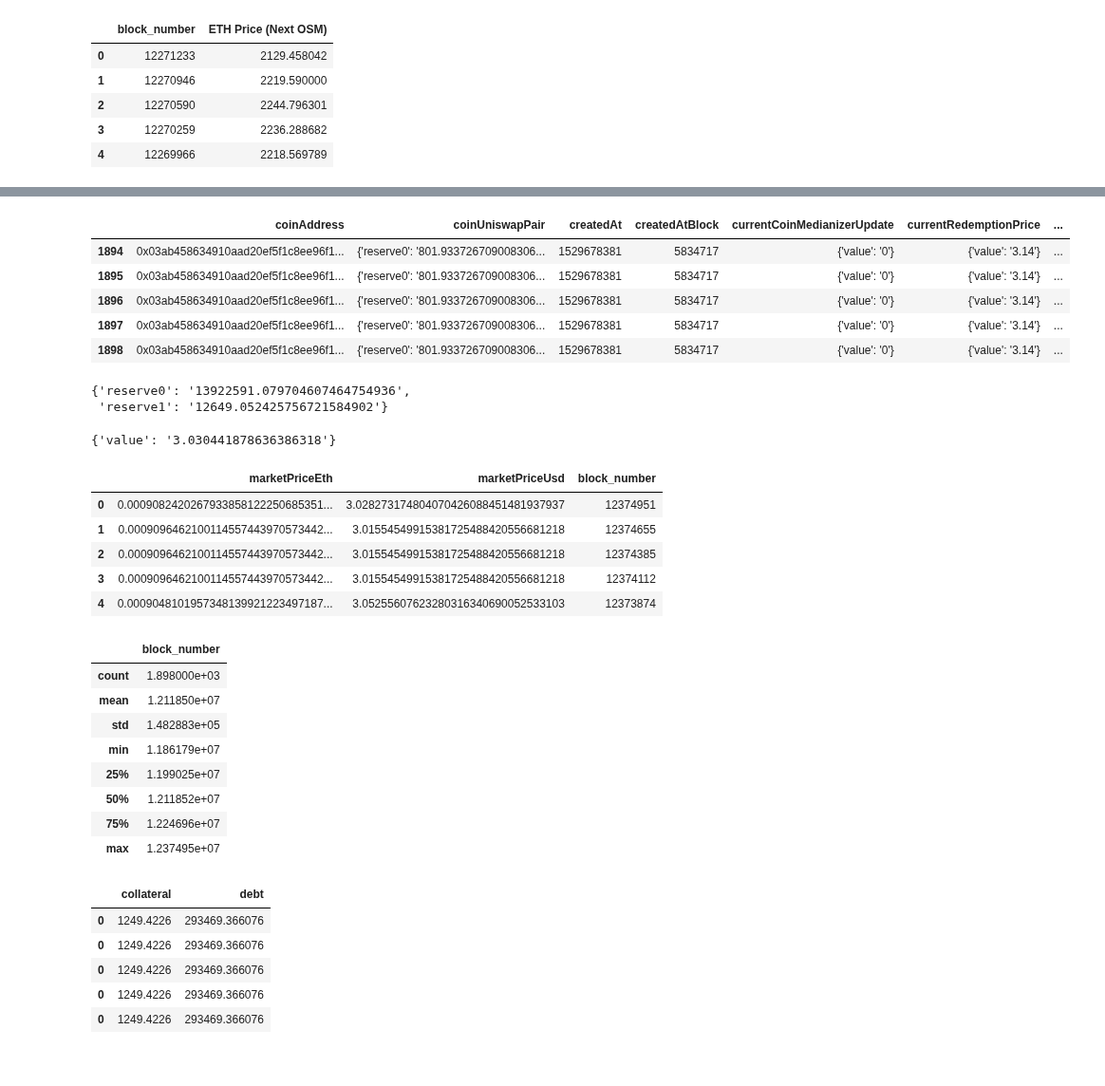
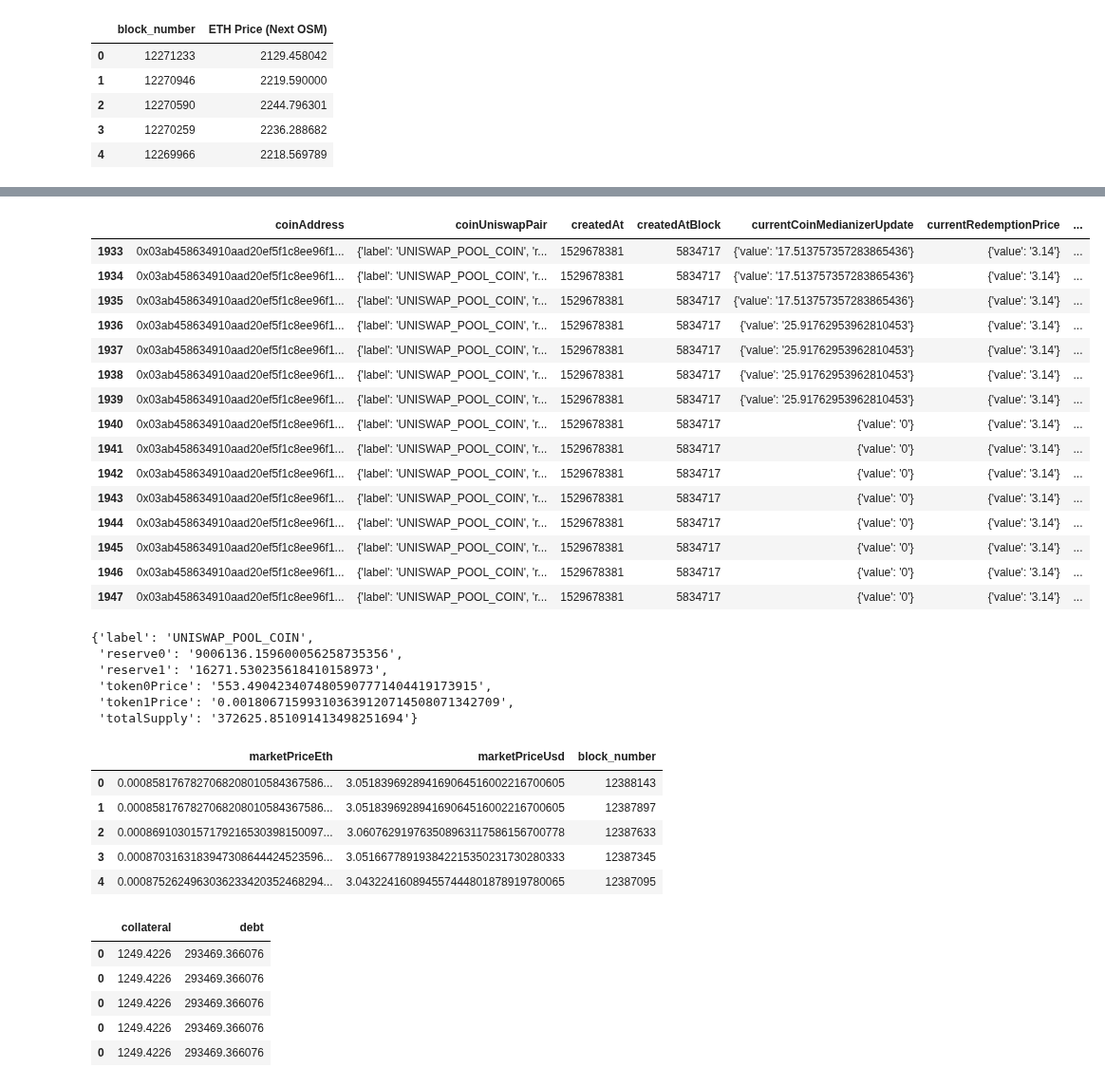
Before and after one commit to reflexer-labs/reflexer-digital-twin, a Jupyter notebook: data/data_acquisition.ipynb, the cells around one changed output, grey strips where cells are left out. Shown at 95% size. Drawn from its saved outputs; the diff is of its cells as text; code cells hidden in the pictures.

```diff
--- a/data/data_acquisition.ipynb
+++ b/data/data_acquisition.ipynb
@@ -146,8 +164,12 @@ for i in blocknumbers[:-5]:
     {
       systemState(block: {number:%s},id:"current") {
         coinUniswapPair {
+          label
           reserve0
           reserve1
+          token0Price
+          token1Price
+          totalSupply
         }
         currentCoinMedianizerUpdate{
           value
@@ -196,21 +218,39 @@ systemState.head()
 # %%
-systemState.tail()
+systemState.tail(15)
 # %% [output]
 |  | coinAddress | coinUniswapPair | createdAt | createdAtBlock | currentCoinMedianizerUpdate | currentRedemptionPrice | ... |
-| 1894 | 0x03ab458634910aad20ef5f1c8ee96f1... | {'reserve0': '801.933726709008306... | 1529678381 | 5834717 | {'value': '0'} | {'value': '3.14'} | ... |
-| 1895 | 0x03ab458634910aad20ef5f1c8ee96f1... | {'reserve0': '801.933726709008306... | 1529678381 | 5834717 | {'value': '0'} | {'value': '3.14'} | ... |
-| 1896 | 0x03ab458634910aad20ef5f1c8ee96f1... | {'reserve0': '801.933726709008306... | 1529678381 | 5834717 | {'value': '0'} | {'value': '3.14'} | ... |
-| 1897 | 0x03ab458634910aad20ef5f1c8ee96f1... | {'reserve0': '801.933726709008306... | 1529678381 | 5834717 | {'value': '0'} | {'value': '3.14'} | ... |
-| 1898 | 0x03ab458634910aad20ef5f1c8ee96f1... | {'reserve0': '801.933726709008306... | 1529678381 | 5834717 | {'value': '0'} | {'value': '3.14'} | ... |
+| 1933 | 0x03ab458634910aad20ef5f1c8ee96f1... | {'label': 'UNISWAP_POOL_COIN', 'r... | 1529678381 | 5834717 | {'value': '17.513757357283865436'} | {'value': '3.14'} | ... |
+| 1934 | 0x03ab458634910aad20ef5f1c8ee96f1... | {'label': 'UNISWAP_POOL_COIN', 'r... | 1529678381 | 5834717 | {'value': '17.513757357283865436'} | {'value': '3.14'} | ... |
+| 1935 | 0x03ab458634910aad20ef5f1c8ee96f1... | {'label': 'UNISWAP_POOL_COIN', 'r... | 1529678381 | 5834717 | {'value': '17.513757357283865436'} | {'value': '3.14'} | ... |
+| 1936 | 0x03ab458634910aad20ef5f1c8ee96f1... | {'label': 'UNISWAP_POOL_COIN', 'r... | 1529678381 | 5834717 | {'value': '25.91762953962810453'} | {'value': '3.14'} | ... |
+| 1937 | 0x03ab458634910aad20ef5f1c8ee96f1... | {'label': 'UNISWAP_POOL_COIN', 'r... | 1529678381 | 5834717 | {'value': '25.91762953962810453'} | {'value': '3.14'} | ... |
+| 1938 | 0x03ab458634910aad20ef5f1c8ee96f1... | {'label': 'UNISWAP_POOL_COIN', 'r... | 1529678381 | 5834717 | {'value': '25.91762953962810453'} | {'value': '3.14'} | ... |
+| 1939 | 0x03ab458634910aad20ef5f1c8ee96f1... | {'label': 'UNISWAP_POOL_COIN', 'r... | 1529678381 | 5834717 | {'value': '25.91762953962810453'} | {'value': '3.14'} | ... |
+| 1940 | 0x03ab458634910aad20ef5f1c8ee96f1... | {'label': 'UNISWAP_POOL_COIN', 'r... | 1529678381 | 5834717 | {'value': '0'} | {'value': '3.14'} | ... |
+| 1941 | 0x03ab458634910aad20ef5f1c8ee96f1... | {'label': 'UNISWAP_POOL_COIN', 'r... | 1529678381 | 5834717 | {'value': '0'} | {'value': '3.14'} | ... |
+| 1942 | 0x03ab458634910aad20ef5f1c8ee96f1... | {'label': 'UNISWAP_POOL_COIN', 'r... | 1529678381 | 5834717 | {'value': '0'} | {'value': '3.14'} | ... |
+| 1943 | 0x03ab458634910aad20ef5f1c8ee96f1... | {'label': 'UNISWAP_POOL_COIN', 'r... | 1529678381 | 5834717 | {'value': '0'} | {'value': '3.14'} | ... |
+| 1944 | 0x03ab458634910aad20ef5f1c8ee96f1... | {'label': 'UNISWAP_POOL_COIN', 'r... | 1529678381 | 5834717 | {'value': '0'} | {'value': '3.14'} | ... |
+| 1945 | 0x03ab458634910aad20ef5f1c8ee96f1... | {'label': 'UNISWAP_POOL_COIN', 'r... | 1529678381 | 5834717 | {'value': '0'} | {'value': '3.14'} | ... |
+| 1946 | 0x03ab458634910aad20ef5f1c8ee96f1... | {'label': 'UNISWAP_POOL_COIN', 'r... | 1529678381 | 5834717 | {'value': '0'} | {'value': '3.14'} | ... |
+| 1947 | 0x03ab458634910aad20ef5f1c8ee96f1... | {'label': 'UNISWAP_POOL_COIN', 'r... | 1529678381 | 5834717 | {'value': '0'} | {'value': '3.14'} | ... |
-# %%
-systemState.coinUniswapPair.values[0]
-# %% [output]
-{'reserve0': '13922591.079704607464754936',
- 'reserve1': '12649.052425756721584902'}
-# %%
-systemState.currentCoinMedianizerUpdate.values[0]
-# %% [output]
-{'value': '3.030441878636386318'}
+# %%
+## reserve 0= rai
+## reserve 1 = eth
+
+# The quantity state variables of the system are:
+# * ETH in collateral = collateral
+# * ETH in Uniswap = reserve1
+# * RAI in Uniswap = reserve0
+# * RAI drawn from SAFEs = erc20CoinTotalSupply
+systemState.coinUniswapPair.values[-100:-99][0]
+# %% [output]
+{'label': 'UNISWAP_POOL_COIN',
+ 'reserve0': '9006136.159600056258735356',
+ 'reserve1': '16271.530235618410158973',
+ 'token0Price': '553.4904234074805907771404419173915',
+ 'token1Price': '0.001806715993103639120714508071342709',
+ 'totalSupply': '372625.851091413498251694'}
 # %%
 systemState['RedemptionRateAnnualizedRate'] = systemState.currentRedemptionRate.apply(lambda x: x['annualizedRate'])
 systemState['RedemptionRateHourlyRate'] = systemState.currentRedemptionRate.apply(lambda x: x['hourlyRate'])
@@ -235,7 +279,4 @@ systemState = systemState[['debtAvailableToSettle','erc20CoinTotalSupply','globa
 # %%
-#       hourlyStats(block: {number:%s}) {
-
-
 hourly = []
 for i in blocknumbers[1:-5]:
     query = '''
@@ -257,23 +298,11 @@ hourlyStats['block_number'] = blocknumbers[1:-5]
 hourlyStats.head()
 # %% [output]
 |  | marketPriceEth | marketPriceUsd | block_number |
-| 0 | 0.0009082420267933858122250685351... | 3.028273174804070426088451481937937 | 12374951 |
-| 1 | 0.0009096462100114557443970573442... | 3.01554549915381725488420556681218 | 12374655 |
-| 2 | 0.0009096462100114557443970573442... | 3.01554549915381725488420556681218 | 12374385 |
-| 3 | 0.0009096462100114557443970573442... | 3.01554549915381725488420556681218 | 12374112 |
-| 4 | 0.0009048101957348139921223497187... | 3.05255607623280316340690052533103 | 12373874 |
+| 0 | 0.0008581767827068208010584367586... | 3.051839692894169064516002216700605 | 12388143 |
+| 1 | 0.0008581767827068208010584367586... | 3.051839692894169064516002216700605 | 12387897 |
+| 2 | 0.0008691030157179216530398150097... | 3.060762919763508963117586156700778 | 12387633 |
+| 3 | 0.0008703163183947308644424523596... | 3.051667789193842215350231730280333 | 12387345 |
+| 4 | 0.0008752624963036233420352468294... | 3.043224160894557444801878919780065 | 12387095 |
-# %%
-hourlyStats.describe()
-# %% [output]
-|  | block_number |
-| count | 1.898000e+03 |
-| mean | 1.211850e+07 |
-| std | 1.482883e+05 |
-| min | 1.186179e+07 |
-| 25% | 1.199025e+07 |
-| 50% | 1.211852e+07 |
-| 75% | 1.224696e+07 |
-| max | 1.237495e+07 |
 # %%
 safehistories = []
 for i in blocknumbers[:-5]:
```
Also changed, not shown: parts of 8 cells of this notebook, 2 other files.
